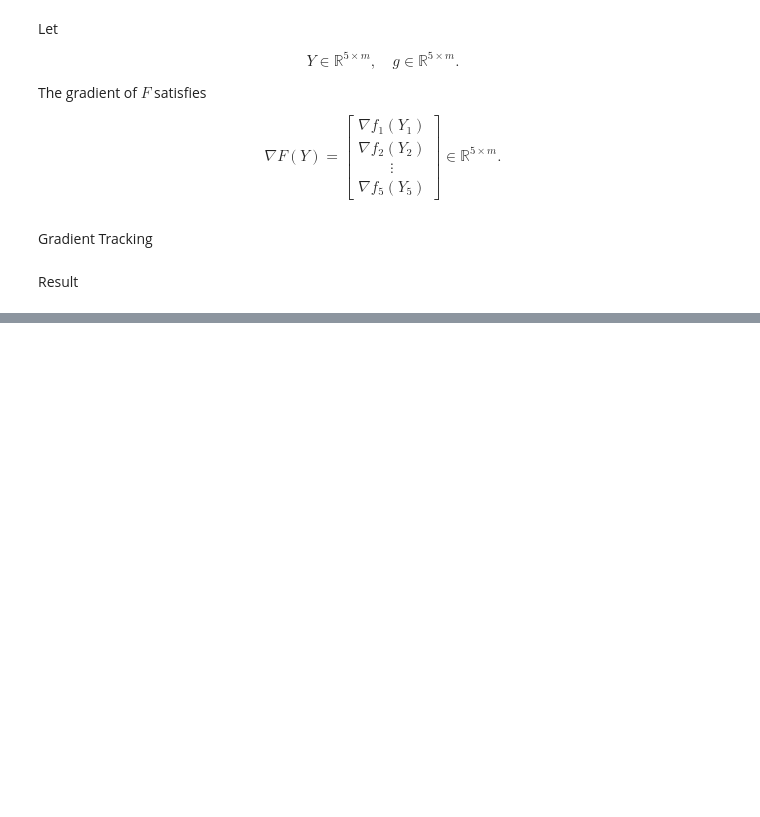
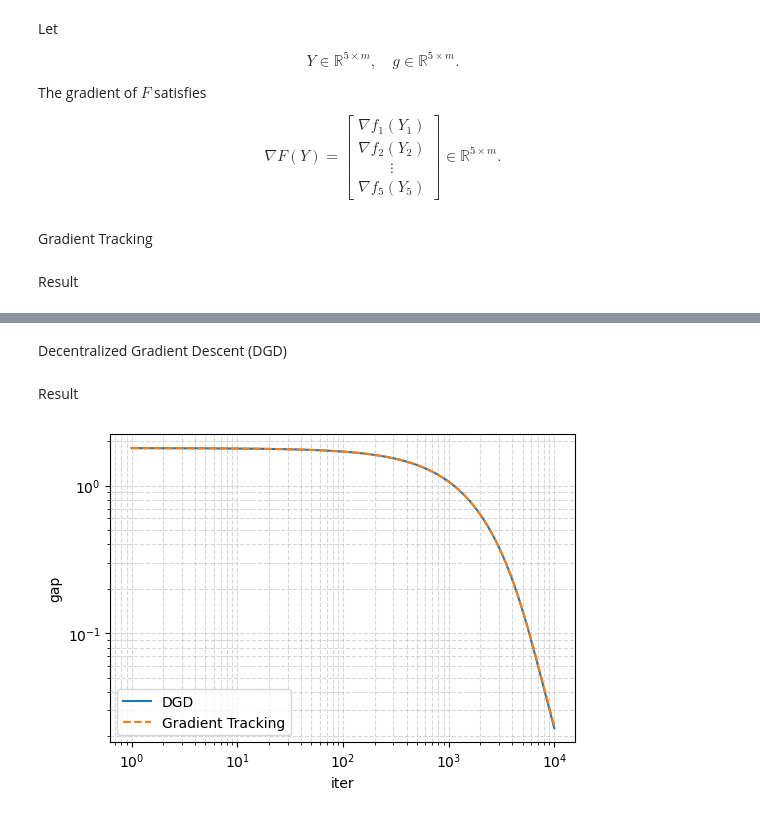
Before and after one commit to xiaomaju11/SOD-Project, a Jupyter notebook: project.ipynb, the cells around one changed output, grey strips where cells are left out. Saved outputs shown, nothing was run; the diff lists cells and outputs as text; code cells hidden in the pictures; blank space fills up the shorter version.

Commit message:
Add decentralized gradient descent

```diff
--- a/project.ipynb
+++ b/project.ipynb
@@ -220,0 +221,30 @@ plt.show()
+# %% [markdown]
+Decentralized Gradient Descent (DGD)
+# %%
+alpha_dgd = 0.01 * np.ones((5, m))
+mean_alpha_dgd = [alpha_dgd.mean(axis=0)]
+for i in range(iter):
+    alpha_dgd = W @ alpha_dgd - step[i] * gradF(alpha_dgd)
+    alpha_dgd = np.clip(alpha_dgd, -1e3, 1e3)
+    mean_alpha_dgd.append(alpha_dgd.mean(axis=0))
+# %% [markdown]
+Result
+# %%
+mean_alpha_dgd_arr = np.array(mean_alpha_dgd)   # shape: (T, m)
+
+# Gap to centralized optimum
+gap_dgd = np.linalg.norm(mean_alpha_dgd_arr - alpha_star, axis=1)
+
+# log-log plot
+eps = 1e-12
+iters = np.arange(1, len(gap_dgd) + 1)
+plt.figure(figsize=(6, 4))
+plt.loglog(iters, np.maximum(gap_dgd, eps), label='DGD')
+plt.loglog(iters, np.maximum(gap, eps), '--', label='Gradient Tracking')
+plt.xlabel('iter')
+plt.ylabel('gap')
+plt.legend()
+plt.grid(True, which='both', ls='--', alpha=0.5)
+plt.show()
+# %% [output]
+[figure, added]
```
Also changed, not shown: parts of 4 cells of this notebook.
